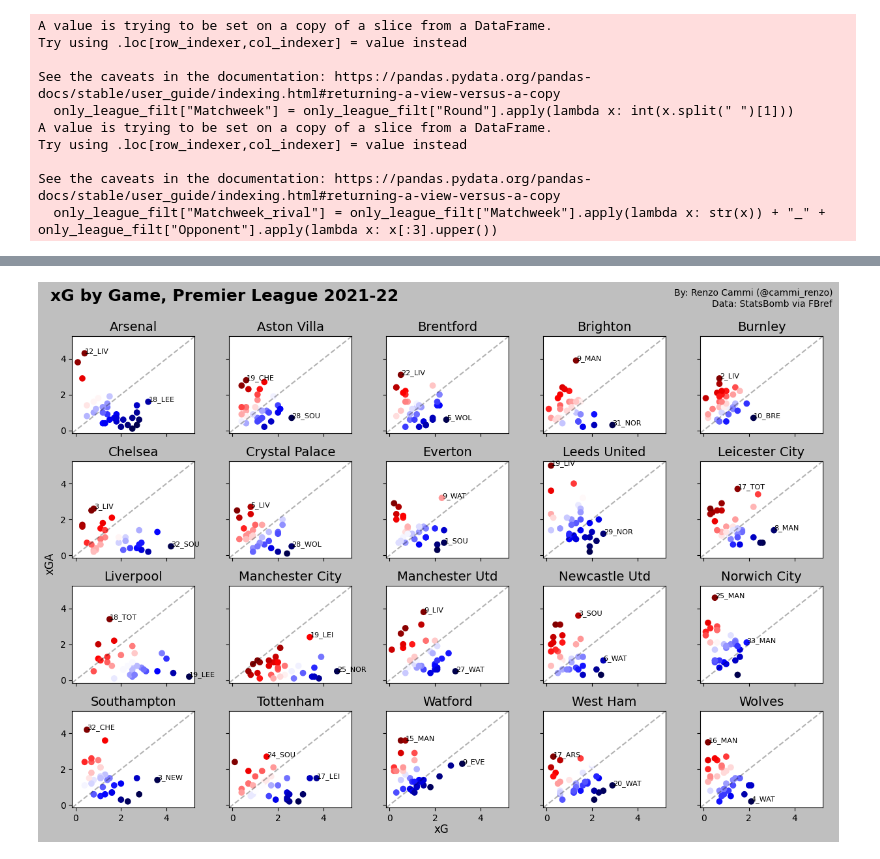
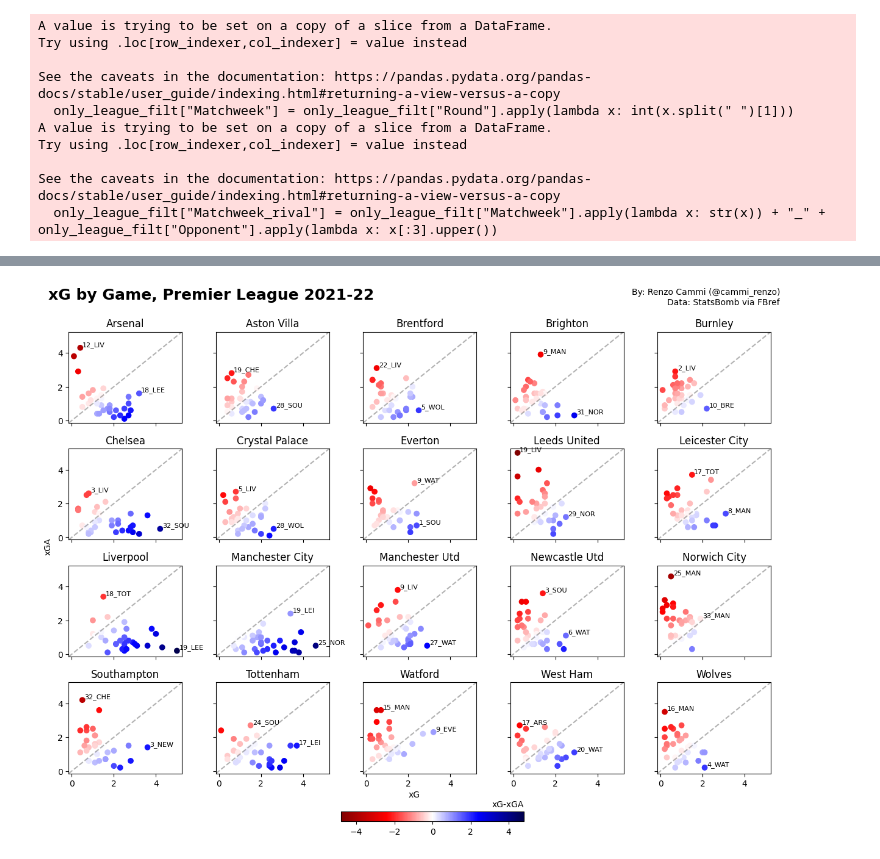
Before and after one commit to rcammi/xG_by_game, a Jupyter notebook: analyze_data.ipynb, the cells around one changed output, grey strips where cells are left out. Cells and saved outputs as stored; diff of their text form; code cells hidden in the pictures.

Commit message:
Updated plot function. Created new folder for figures.

```diff
--- a/analyze_data.ipynb
+++ b/analyze_data.ipynb
@@ -422,7 +414,7 @@ league = "Premier League"
 
 data = only_league_filt[only_league_filt["Comp"] == league].reset_index().sort_values(by="Matchweek", ascending=True)
 
-plt.style.use('grayscale') # deafult
+plt.style.use('default')
 
 #create figure
 # counts how many teams there are in the df
@@ -433,9 +425,6 @@ plt.style.use('grayscale') # deafult
 # open figure
 fig, axes = plt.subplots(nrows=4, ncols=5,sharex=True, sharey=True, figsize=(12,8))
 axes_list = [item for sublist in axes for item in sublist]
-
-# group = data.groupby(['squadName'])
-# group_ordened = group.last().index # all unique squads names
 
 #plot main titles
 plt.figtext(0,1.02,'xG by Game, {league} 2021-22'.format(league=league), fontsize=18, ha='left', weight='bold', color='black') # 1.01
@@ -449,48 +438,53 @@ plt.figtext(1.0,1.0090,'Data: StatsBomb via FBref',
 
 squadNames = sorted(list(data.squadName.unique()))
 
+#Set color by xG dif and normalize by the max and min values.
+colors = data['xG_dif'].values
+normal = plt.Normalize(colors.min(), colors.max())
+cmap='seismic_r'
+
 for squad in squadNames:
     #selection = group.get_group(squad_data)
     #print(selection)
     data_squad = data[data["squadName"] == squad]
 
     ax = axes_list.pop(0)
 
-    ax.set_title(squad, fontsize=14)
+    ax.set_title(squad, fontsize=12)
 
     x = data_squad.xG
     y = data_squad.xGA
 
-    ax.scatter(x, y, c=data_squad["xG_dif"], cmap='seismic_r') #, linewidth=5
+    #cmap = 'seismic_r'
+    im = ax.scatter(x, y, c=data_squad["xG_dif"], cmap=cmap, norm=normal) #, linewidth=5
 
     # get 3 outliers matches
     outliers_xG = data_squad.sort_values(by='xG', ascending=False).head(1)
     outliers_xGA = data_squad.sort_values(by='xGA', ascending=False).head(1)
     outliers = outliers_xG.append(outliers_xGA)
 
     for row in outliers.iterrows():
-        ax.annotate(row[1]["Matchweek_rival"], (row[1].xG+0.01, row[1].xGA+0.01), fontsize=8, ha='left') #, va='bottom'
+        ax.annotate(row[1]["Matchweek_rival"], (row[1].xG+0.1, row[1].xGA+0.1), fontsize=8, ha='left') #, va='bottom'
        #plt.figtext(row[1].xG, row[1].xGA, row[1]["Matchweek_rival"], ha='center', transform=ax.transData)
 
     ax.plot([0, 1], [0, 1], color='black', ls='--', alpha=0.30, transform=ax.transAxes)
 
 for ax in axes_list:
     ax.remove()
 
+# show color bar
+cax = fig.add_axes([0.40, -0.05, 0.25, 0.02]) #, cax=cax
+cb2 = fig.colorbar(im, cax=cax, cmap=cmap, orientation='horizontal')
+cax.set_title('xG-xGA', loc='right', fontsize=10)
+
 # set labels
-plt.figtext(0,0.5,'xGA', rotation=90, fontsize=12, ha='center', color='black')
-plt.figtext(0.5,0,'xG', fontsize=12, ha='center', color='black')
+plt.figtext(0,0.5,'xGA', rotation=90, fontsize=10, ha='center', color='black')
+plt.figtext(0.5,0,'xG', fontsize=10, ha='center', color='black')
 
 #grid off
 plt.grid(False)
 
 #adjust subplots in the figure
 plt.tight_layout()
-
-#save figure
-#plt.savefig('{metric}_3Z_{league}_{how}_adj.png'.format(league=league,metric=metric,how=how), bbox_inches="tight", dpi=300)
-
-#Display figure
-#plt.show()
 # %% [output]
-[figure, old version]
+[figure, new version]
```
Also changed, not shown: parts of 5 cells of this notebook, 10 other files.
